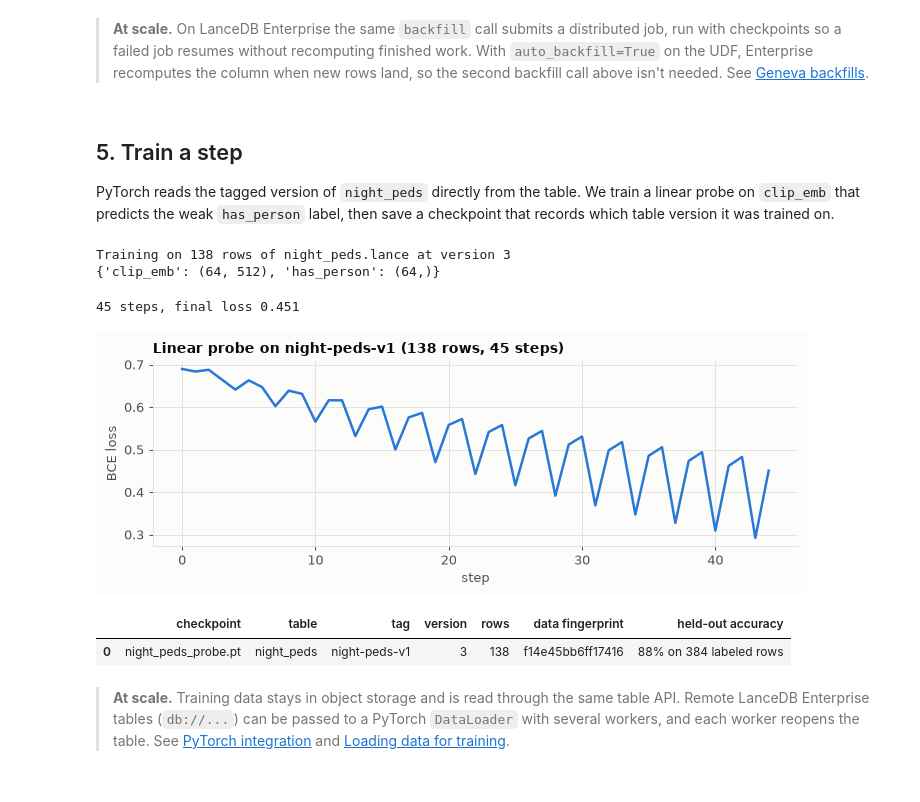
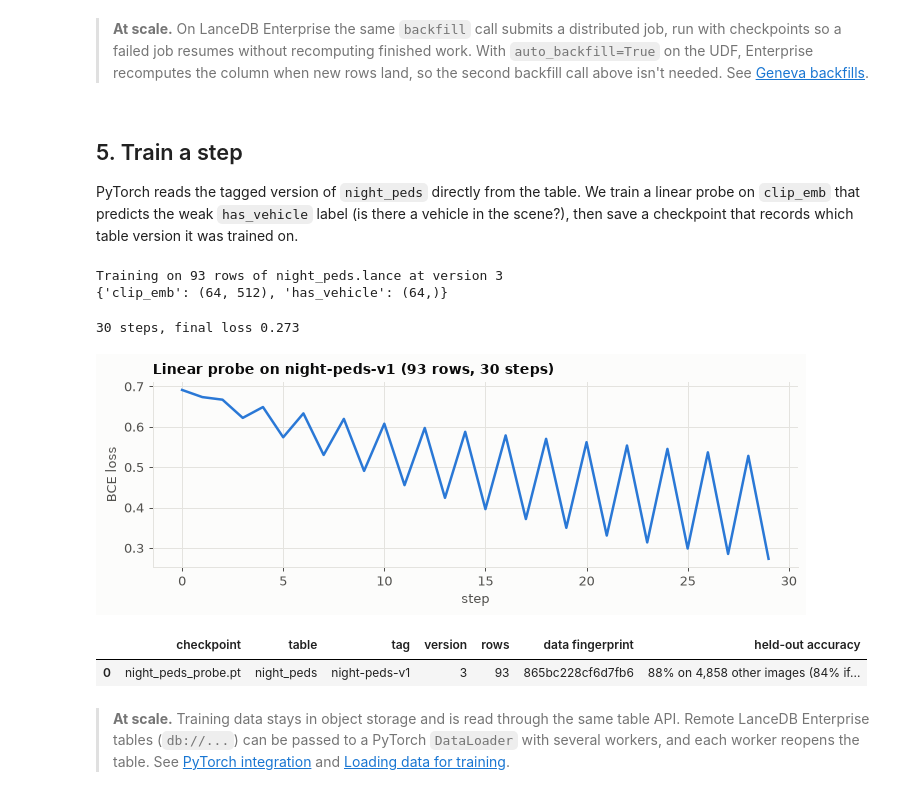
Before and after one commit to tsmithv11/lancedb-search-curate-train, a Jupyter notebook: multimodal-lakehouse-demo.ipynb, the cells around one changed output. Drawn from its saved outputs; the diff is of its cells as text; code cells hidden in the pictures.

```diff
--- a/multimodal-lakehouse-demo.ipynb
+++ b/multimodal-lakehouse-demo.ipynb
@@ -250,10 +250,10 @@ def caption_mentions_person(captions):
     return re.search(PERSON_WORDS, " ".join(captions).lower()) is not None
 
 
-# Hold back 200 images for later: 40 street-at-night scenes plus 160 others, like a new night drive.
+# Hold back 200 images for later: 15 street-at-night scenes plus 185 others, like a new drive.
 night_rows = np.flatnonzero(caption_text.str.contains(STREET_AT_NIGHT).to_numpy())
 other_rows = np.setdiff1d(np.arange(coco.num_rows), night_rows)
-held_back_rows = np.sort(np.concatenate([rng.choice(night_rows, 40, replace=False), rng.choice(other_rows, 160, replace=False)]))
+held_back_rows = np.sort(np.concatenate([rng.choice(night_rows, 15, replace=False), rng.choice(other_rows, 185, replace=False)]))
 initial = coco.take(np.setdiff1d(np.arange(coco.num_rows), held_back_rows))
 held_back = coco.take(held_back_rows)          # appended in sections 4 and 6
 labeled_ids = set(rng.choice(initial["id"].to_numpy(), size=int(0.08 * initial.num_rows), replace=False).tolist())
@@ -489,4 +516,6 @@ Record the search hits in the table as a boolean column. Adding a column from a
 # %%
+VEHICLE_WORDS = r"\b(car|cars|bus|buses|truck|trucks|taxi|taxis|motorcycle|motorcycles|motorbike|scooter|bike|bikes|bicycle|bicycles|vehicle|vehicles|traffic|train|van|tram)\b"
+
 hit_ids = ",".join(map(str, results["id"]))
 tbl.add_columns({"in_night_peds": f"id IN ({hit_ids})"})
 
@@ -495,9 +524,9 @@ view = db.create_materialized_view(       # local databases only
     "images",
     select=[
         "id", "image", "caption", "captions", "camera", "label", "clip_emb", "brightness",
-        ("has_person", f"regexp_like(lower(array_to_string(captions, ' ')), '{PERSON_WORDS}')"),
+        ("has_vehicle", f"regexp_like(lower(array_to_string(captions, ' ')), '{VEHICLE_WORDS}')"),
     ],
-    where=f"in_night_peds AND dup_of IS NULL AND brightness < {LOW_LIGHT}",
+    where="in_night_peds AND dup_of IS NULL",
 )
 refresh = view.refresh()
 night_peds = view.table
@@ -732,7 +748,7 @@ plt.show()
 # %% [markdown]
 ## 5. Train a step
 
-PyTorch reads the tagged version of `night_peds` directly from the table. We train a linear probe on `clip_emb` that predicts the weak `has_person` label, then save a checkpoint that records which table version it was trained on.
+PyTorch reads the tagged version of `night_peds` directly from the table. We train a linear probe on `clip_emb` that predicts the weak `has_vehicle` label (is there a vehicle in the scene?), then save a checkpoint that records which table version it was trained on.
 # %%
 from lance.sampler import ShardedBatchSampler
 from lance.torch.data import LanceDataset
@@ -744,7 +760,7 @@ loader = DataLoader(
     LanceDataset(
         ds,
         batch_size=64,
-        columns=["clip_emb", "has_person"],
+        columns=["clip_emb", "has_vehicle"],
         sampler=ShardedBatchSampler(rank=0, world_size=1, randomize=True, seed=0),   # shuffles batch order
     ),
     batch_size=None,   # LanceDataset already yields batches of 64
@@ -754,8 +770,8 @@ batch = next(iter(loader))
 print(f"Training on {ds.count_rows()} rows of {Path(uri).name} at version {ds.version}")
 print({name: tuple(t.shape) for name, t in batch.items()})
 # %% [output]
-Training on 138 rows of night_peds.lance at version 3
-{'clip_emb': (64, 512), 'has_person': (64,)}
+Training on 93 rows of night_peds.lance at version 3
+{'clip_emb': (64, 512), 'has_vehicle': (64,)}
 # %%
 torch.manual_seed(0)
 probe = torch.nn.Linear(512, 1)
@@ -767,18 +783,18 @@ for epoch in range(15):
     loader.dataset.sampler.set_epoch(epoch)
     for batch in loader:
         logits = probe(batch["clip_emb"].float()).squeeze(1)
-        loss = loss_fn(logits, batch["has_person"].float())
+        loss = loss_fn(logits, batch["has_vehicle"].float())
         optimizer.zero_grad()
         loss.backward()
         optimizer.step()
         losses.append(loss.item())
 print(f"{len(losses)} steps, final loss {losses[-1]:.3f}")
 # %% [output]
-45 steps, final loss 0.451
+30 steps, final loss 0.273
 # %%
 def fingerprint(dataset) -> str:
     """Hash of the exact training rows: ids, embeddings and targets, in id order."""
-    t = dataset.to_table(columns=["id", "clip_emb", "has_person"]).sort_by("id")
+    t = dataset.to_table(columns=["id", "clip_emb", "has_vehicle"]).sort_by("id")
     h = hashlib.sha256()
     for name in t.column_names:
         h.update(np.ascontiguousarray(t[name].combine_chunks().flatten() if name == "clip_emb" else t[name].to_numpy()).tobytes())
@@ -786,18 +802,20 @@ def fingerprint(dataset) -> str:
 
 
 def evaluate(model, dataset) -> float:
-    t = dataset.to_table(columns=["clip_emb", "has_person"])
+    t = dataset.to_table(columns=["clip_emb", "has_vehicle"])
     x = torch.tensor(np.stack(t["clip_emb"].to_numpy(zero_copy_only=False)))
-    y = torch.tensor(t["has_person"].to_numpy(zero_copy_only=False), dtype=torch.float32)
+    y = torch.tensor(t["has_vehicle"].to_numpy(zero_copy_only=False), dtype=torch.float32)
     with torch.no_grad():
         return loss_fn(model(x).squeeze(1), y).item()
 
 
-# Held-out check on the labeled rows of the source table, which the slice excluded.
-holdout = tbl.search().where("label IS NOT NULL AND (in_night_peds IS NOT TRUE)").select(["clip_emb", "label"]).limit(10_000).to_pandas()
+# Held-out check: every image outside the slice, scored with the same caption rule as the target.
+holdout = tbl.search().where("in_night_peds IS NOT TRUE").select(["clip_emb", "captions"]).limit(10_000).to_pandas()
+holdout_y = np.array([re.search(VEHICLE_WORDS, " ".join(c).lower()) is not None for c in holdout["captions"]])
 with torch.no_grad():
     pred = probe(torch.tensor(np.stack(holdout["clip_emb"]))).squeeze(1) > 0
-holdout_acc = (pred.numpy() == (holdout["label"] == "person").to_numpy()).mean()
+holdout_acc = (pred.numpy() == holdout_y).mean()
+always_no_acc = (~holdout_y).mean()      # accuracy of always answering "no vehicle"
 
 checkpoint = {
     "state_dict": probe.state_dict(),
@@ -805,37 +823,37 @@ checkpoint = {
         "table_uri": uri,
         "table": "night_peds",
         "tag": "night-peds-v1",
         "version": ds.version,
         "rows": ds.count_rows(),
         "fingerprint": fingerprint(ds),
         "eval_loss": evaluate(probe, ds),
     },
     "trained_at": datetime.now(timezone.utc).isoformat(timespec="seconds"),
 }
 checkpoint_path = CHECKPOINT_DIR / "night_peds_probe.pt"
 torch.save(checkpoint, checkpoint_path)
 
 fig, ax = plt.subplots(figsize=(8, 3))
 ax.plot(losses, color=BLUE, lw=2)
 ax.set_xlabel("step")
 ax.set_ylabel("BCE loss")
 ax.set_title(f"Linear probe on night-peds-v1 ({ds.count_rows()} rows, {len(losses)} steps)")
 fig.tight_layout()
 plt.show()
 
 pd.DataFrame([{
     "checkpoint": checkpoint_path.name,
     "table": checkpoint["data"]["table"],
     "tag": checkpoint["data"]["tag"],
     "version": checkpoint["data"]["version"],
     "rows": checkpoint["data"]["rows"],
     "data fingerprint": checkpoint["data"]["fingerprint"][:16],
-    "held-out accuracy": f"{holdout_acc:.0%} on {len(holdout)} labeled rows",
+    "held-out accuracy": f"{holdout_acc:.0%} on {len(holdout):,} other images ({always_no_acc:.0%} if it always said no)",
 }])
 # %% [output]
-[figure, old version]
+[figure, new version]
 |  | checkpoint | table | tag | version | rows | data fingerprint | held-out accuracy |
-| 0 | night_peds_probe.pt | night_peds | night-peds-v1 | 3 | 138 | f14e45bb6ff17416 | 88% on 384 labeled rows |
+| 0 | night_peds_probe.pt | night_peds | night-peds-v1 | 3 | 93 | 865bc228cf6d7fb6 | 88% on 4,858 other images (84% if... |
 # %% [markdown]
 > **At scale.** Training data stays in object storage and is read through the same table API. Remote LanceDB Enterprise tables (`db://...`) can be passed to a PyTorch `DataLoader` with several workers, and each worker reopens the table. See [PyTorch integration](https://docs.lancedb.com/training/torch) and [Loading data for training](https://docs.lancedb.com/training/data-loading).
 # %% [markdown]
```
Also changed, not shown: parts of 33 cells of this notebook, 3 other files.
